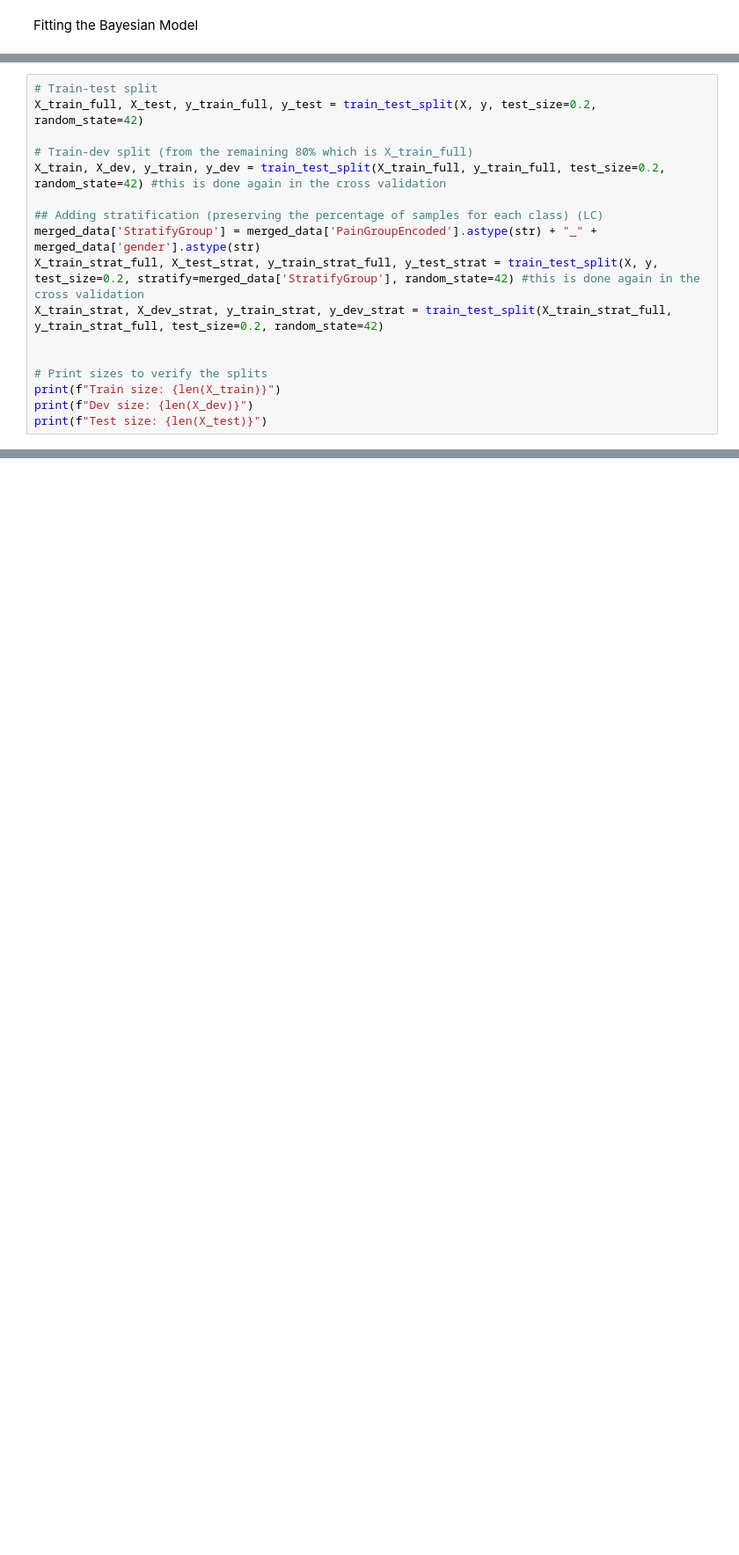
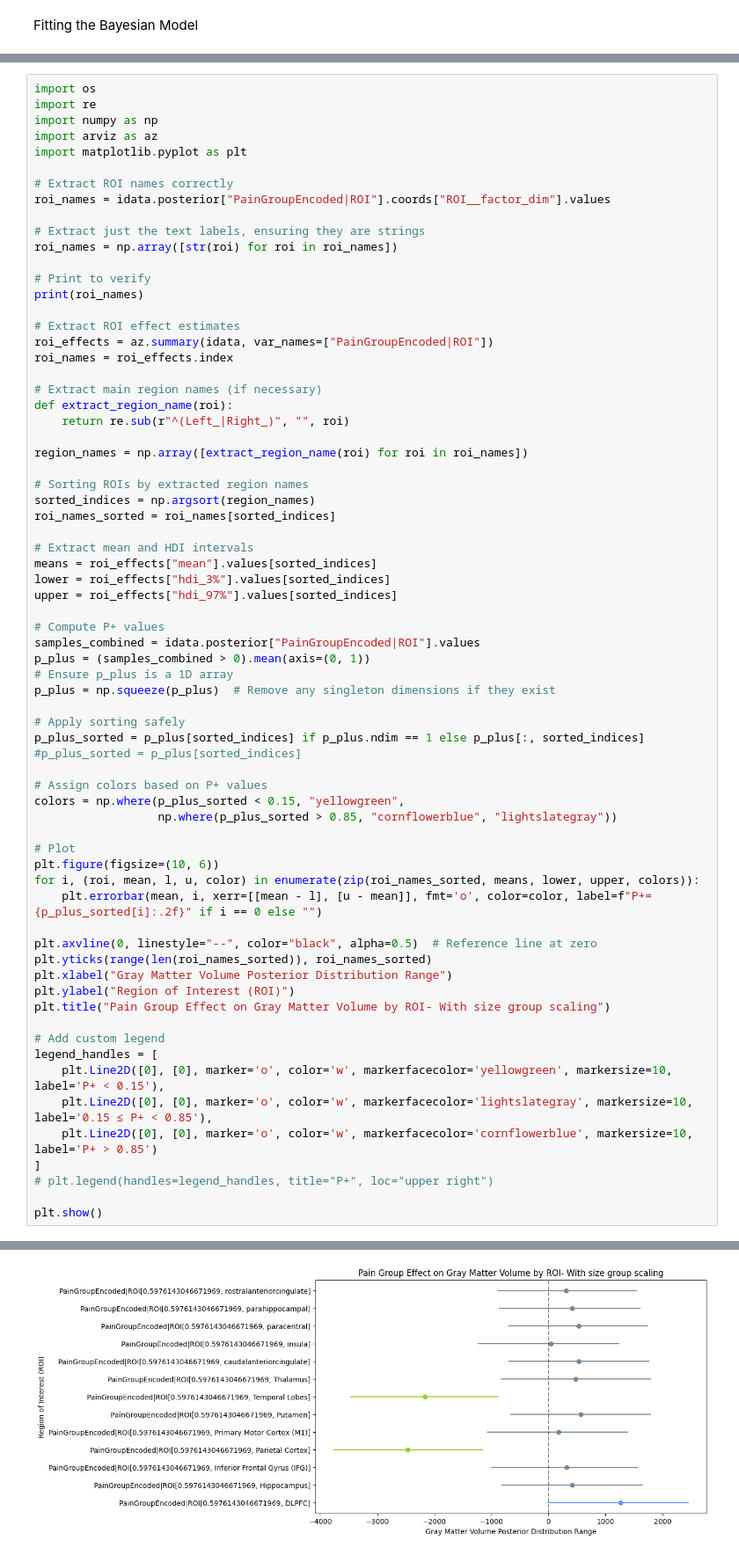
Before and after one commit to DuekLab/Pain_Gray_Matter_Analysis, a Jupyter notebook: Gray_matter_analysis_LC.ipynb, the cells around one changed output, grey strips where cells are left out. Shown at 88% size. Drawn from its saved outputs; the diff is of its cells as text; blank space fills up the shorter version.

```diff
--- a/Gray_matter_analysis_LC.ipynb
+++ b/Gray_matter_analysis_LC.ipynb
@@ -975,17 +839,0 @@ This is an example for our understanding, these variables are not used in the cr
-# %%
-# Train-test split
-X_train_full, X_test, y_train_full, y_test = train_test_split(X, y, test_size=0.2, random_state=42)
-
-# Train-dev split (from the remaining 80% which is X_train_full)
-X_train, X_dev, y_train, y_dev = train_test_split(X_train_full, y_train_full, test_size=0.2, random_state=42) #this is done again in the cross validation
-
-## Adding stratification (preserving the percentage of samples for each class) (LC)
-merged_data['StratifyGroup'] = merged_data['PainGroupEncoded'].astype(str) + "_" + merged_data['gender'].astype(str)
-X_train_strat_full, X_test_strat, y_train_strat_full, y_test_strat = train_test_split(X, y, test_size=0.2, stratify=merged_data['StratifyGroup'], random_state=42) #this is done again in the cross validation
-X_train_strat, X_dev_strat, y_train_strat, y_dev_strat = train_test_split(X_train_strat_full, y_train_strat_full, test_size=0.2, random_state=42)
-
-
-# Print sizes to verify the splits
-print(f"Train size: {len(X_train)}")
-print(f"Dev size: {len(X_dev)}")
-print(f"Test size: {len(X_test)}")
@@ -1302,0 +1244,70 @@ Intercept: 610565.7216898669
+# %%
+import os
+import re
+import numpy as np
+import arviz as az
+import matplotlib.pyplot as plt
+
+# Extract ROI names correctly
+roi_names = idata.posterior["PainGroupEncoded|ROI"].coords["ROI__factor_dim"].values
+
+# Extract just the text labels, ensuring they are strings
+roi_names = np.array([str(roi) for roi in roi_names])
+
+# Print to verify
+print(roi_names)
+
+# Extract ROI effect estimates
+roi_effects = az.summary(idata, var_names=["PainGroupEncoded|ROI"])
+roi_names = roi_effects.index
+
+# Extract main region names (if necessary)
+def extract_region_name(roi):
+    return re.sub(r"^(Left_|Right_)", "", roi)
+
+region_names = np.array([extract_region_name(roi) for roi in roi_names])
+
+# Sorting ROIs by extracted region names
+sorted_indices = np.argsort(region_names)
+roi_names_sorted = roi_names[sorted_indices]
+
+# Extract mean and HDI intervals
+means = roi_effects["mean"].values[sorted_indices]
+lower = roi_effects["hdi_3%"].values[sorted_indices]
+upper = roi_effects["hdi_97%"].values[sorted_indices]
+
+# Compute P+ values
+samples_combined = idata.posterior["PainGroupEncoded|ROI"].values
+p_plus = (samples_combined > 0).mean(axis=(0, 1))
+# Ensure p_plus is a 1D array
+p_plus = np.squeeze(p_plus)  # Remove any singleton dimensions if they exist
+
+# Apply sorting safely
+p_plus_sorted = p_plus[sorted_indices] if p_plus.ndim == 1 else p_plus[:, sorted_indices]
+#p_plus_sorted = p_plus[sorted_indices]
+
+# Assign colors based on P+ values
+colors = np.where(p_plus_sorted < 0.15, "yellowgreen",
+                  np.where(p_plus_sorted > 0.85, "cornflowerblue", "lightslategray"))
+
+# Plot
+plt.figure(figsize=(10, 6))
+for i, (roi, mean, l, u, color) in enumerate(zip(roi_names_sorted, means, lower, upper, colors)):
+    plt.errorbar(mean, i, xerr=[[mean - l], [u - mean]], fmt='o', color=color, label=f"P+={p_plus_sorted[i]:.2f}" if i == 0 else "")
+
+plt.axvline(0, linestyle="--", color="black", alpha=0.5)  # Reference line at zero
+plt.yticks(range(len(roi_names_sorted)), roi_names_sorted)
+plt.xlabel("Gray Matter Volume Posterior Distribution Range")
+plt.ylabel("Region of Interest (ROI)")
+plt.title("Pain Group Effect on Gray Matter Volume by ROI- With size group scaling")
+
+# Add custom legend
+legend_handles = [
+    plt.Line2D([0], [0], marker='o', color='w', markerfacecolor='yellowgreen', markersize=10, label='P+ < 0.15'),
+    plt.Line2D([0], [0], marker='o', color='w', markerfacecolor='lightslategray', markersize=10, label='0.15 ≤ P+ < 0.85'),
+    plt.Line2D([0], [0], marker='o', color='w', markerfacecolor='cornflowerblue', markersize=10, label='P+ > 0.85')
+]
+# plt.legend(handles=legend_handles, title="P+", loc="upper right")
+
+plt.show()
+# %% [output]
@@ -1302,0 +1318 @@ Intercept: 610565.7216898669
+[figure, added]
```
Also changed, not shown: parts of 64 cells of this notebook.
